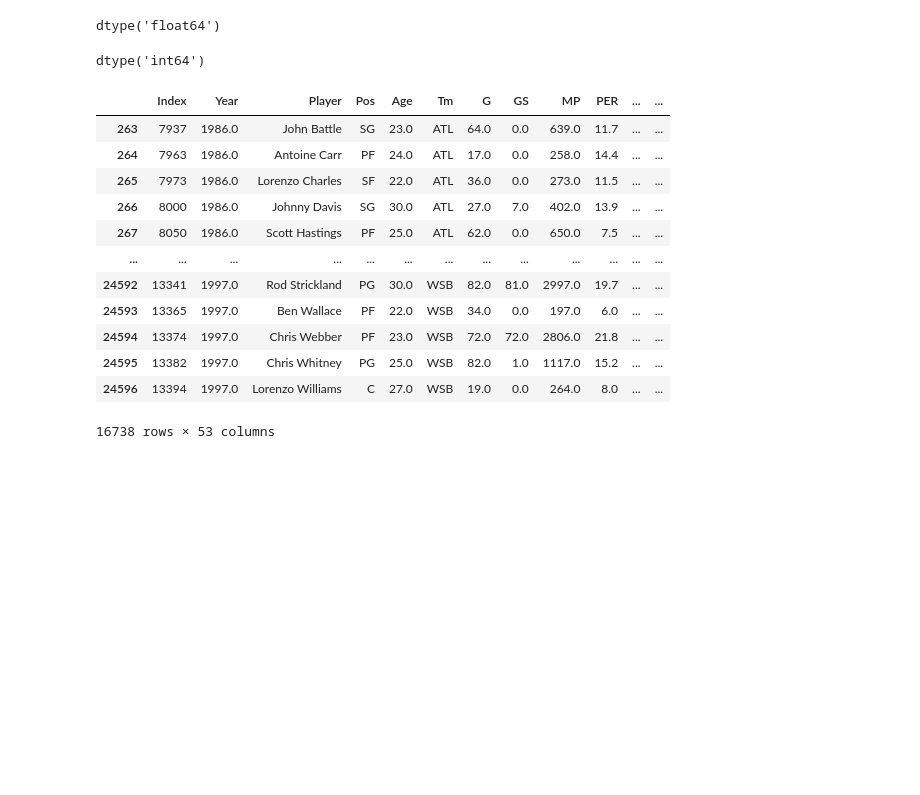
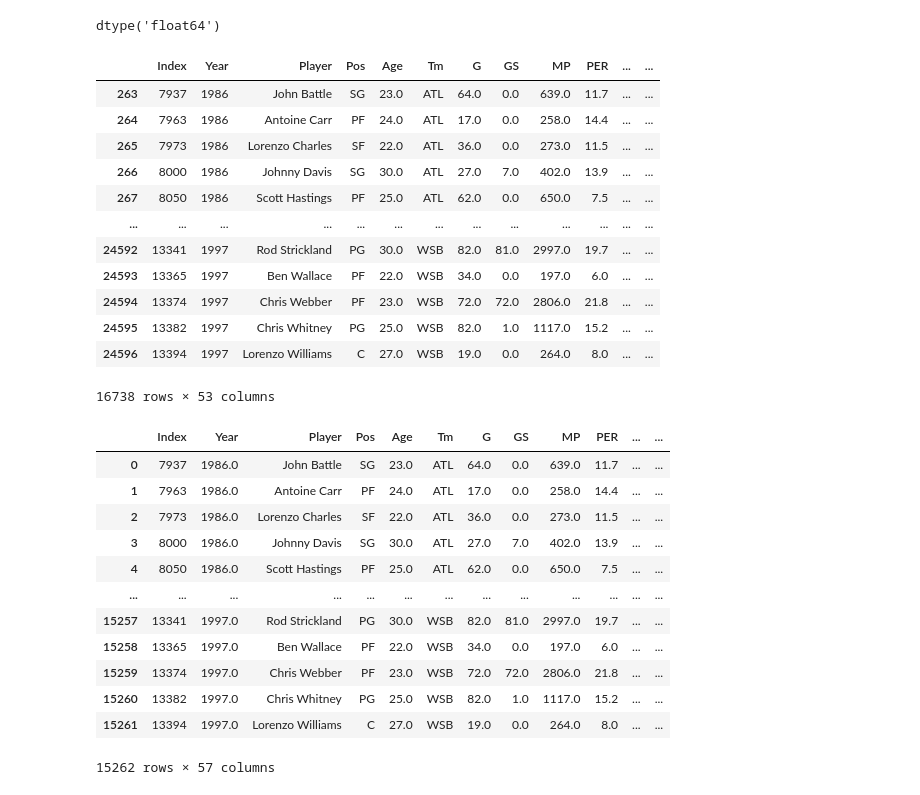
Before and after one commit to Kate-Yayla/Project1-Historical-NBA-Analysis, a Jupyter notebook: NBA Analysis.ipynb, the cells around one changed output. Saved outputs shown, nothing was run; the diff lists cells and outputs as text; code cells hidden in the pictures; blank space fills up the shorter version.

```diff
--- a/NBA Analysis.ipynb
+++ b/NBA Analysis.ipynb
@@ -6,3 +6,4 @@ import matplotlib as plt
 # import the dataset
 team_Data = pd.read_csv("Resources/teamData.csv")
 player_Data = pd.read_csv("Resources/playerData.csv")
+cross_ref = pd.read_csv("Resources/crossReference.csv")
@@ -18,0 +44,3 @@ team_Data.head()
+# %%
+combined_team_data = pd.merge(team_Data, cross_ref, on="Team")
+combined_team_data
@@ -18,0 +61,3 @@ team_Data.head()
+# %%
+combined_team_data = combined_team_data.loc[(combined_team_data["Year"] >= 1986) & (combined_team_data["Year"]< 2018)]
+combined_team_data
@@ -32,25 +111,39 @@ player_Data.head()
 player_Data["Year"].dtypes
 # %% [output]
 dtype('float64')
-# %%
-team_Data["Year"].dtypes
-# %% [output]
-dtype('int64')
 # %%
 # Taking player Dataframe from 1986 till 2017
 player_Data = player_Data.loc[(player_Data["Year"] >= 1986.0) & (player_Data["Year"]< 2018.0)]
+player_Data["Year"] = player_Data["Year"].astype(int)
 player_Data
 # %% [output]
 |  | Index | Year | Player | Pos | Age | Tm | G | GS | MP | PER | ... | ... |
-| 263 | 7937 | 1986.0 | John Battle | SG | 23.0 | ATL | 64.0 | 0.0 | 639.0 | 11.7 | ... | ... |
-| 264 | 7963 | 1986.0 | Antoine Carr | PF | 24.0 | ATL | 17.0 | 0.0 | 258.0 | 14.4 | ... | ... |
-| 265 | 7973 | 1986.0 | Lorenzo Charles | SF | 22.0 | ATL | 36.0 | 0.0 | 273.0 | 11.5 | ... | ... |
-| 266 | 8000 | 1986.0 | Johnny Davis | SG | 30.0 | ATL | 27.0 | 7.0 | 402.0 | 13.9 | ... | ... |
-| 267 | 8050 | 1986.0 | Scott Hastings | PF | 25.0 | ATL | 62.0 | 0.0 | 650.0 | 7.5 | ... | ... |
+| 263 | 7937 | 1986 | John Battle | SG | 23.0 | ATL | 64.0 | 0.0 | 639.0 | 11.7 | ... | ... |
+| 264 | 7963 | 1986 | Antoine Carr | PF | 24.0 | ATL | 17.0 | 0.0 | 258.0 | 14.4 | ... | ... |
+| 265 | 7973 | 1986 | Lorenzo Charles | SF | 22.0 | ATL | 36.0 | 0.0 | 273.0 | 11.5 | ... | ... |
+| 266 | 8000 | 1986 | Johnny Davis | SG | 30.0 | ATL | 27.0 | 7.0 | 402.0 | 13.9 | ... | ... |
+| 267 | 8050 | 1986 | Scott Hastings | PF | 25.0 | ATL | 62.0 | 0.0 | 650.0 | 7.5 | ... | ... |
 | ... | ... | ... | ... | ... | ... | ... | ... | ... | ... | ... | ... | ... |
-| 24592 | 13341 | 1997.0 | Rod Strickland | PG | 30.0 | WSB | 82.0 | 81.0 | 2997.0 | 19.7 | ... | ... |
-| 24593 | 13365 | 1997.0 | Ben Wallace | PF | 22.0 | WSB | 34.0 | 0.0 | 197.0 | 6.0 | ... | ... |
-| 24594 | 13374 | 1997.0 | Chris Webber | PF | 23.0 | WSB | 72.0 | 72.0 | 2806.0 | 21.8 | ... | ... |
-| 24595 | 13382 | 1997.0 | Chris Whitney | PG | 25.0 | WSB | 82.0 | 1.0 | 1117.0 | 15.2 | ... | ... |
-| 24596 | 13394 | 1997.0 | Lorenzo Williams | C | 27.0 | WSB | 19.0 | 0.0 | 264.0 | 8.0 | ... | ... |
+| 24592 | 13341 | 1997 | Rod Strickland | PG | 30.0 | WSB | 82.0 | 81.0 | 2997.0 | 19.7 | ... | ... |
+| 24593 | 13365 | 1997 | Ben Wallace | PF | 22.0 | WSB | 34.0 | 0.0 | 197.0 | 6.0 | ... | ... |
+| 24594 | 13374 | 1997 | Chris Webber | PF | 23.0 | WSB | 72.0 | 72.0 | 2806.0 | 21.8 | ... | ... |
+| 24595 | 13382 | 1997 | Chris Whitney | PG | 25.0 | WSB | 82.0 | 1.0 | 1117.0 | 15.2 | ... | ... |
+| 24596 | 13394 | 1997 | Lorenzo Williams | C | 27.0 | WSB | 19.0 | 0.0 | 264.0 | 8.0 | ... | ... |
 16738 rows × 53 columns
+# %%
+complete_nba_data = pd.merge(player_Data, combined_team_data, left_on=["Tm","Year"], right_on=["TM","Year"])
+complete_nba_data
+# %% [output]
+|  | Index | Year | Player | Pos | Age | Tm | G | GS | MP | PER | ... | ... |
+| 0 | 7937 | 1986.0 | John Battle | SG | 23.0 | ATL | 64.0 | 0.0 | 639.0 | 11.7 | ... | ... |
+| 1 | 7963 | 1986.0 | Antoine Carr | PF | 24.0 | ATL | 17.0 | 0.0 | 258.0 | 14.4 | ... | ... |
+| 2 | 7973 | 1986.0 | Lorenzo Charles | SF | 22.0 | ATL | 36.0 | 0.0 | 273.0 | 11.5 | ... | ... |
+| 3 | 8000 | 1986.0 | Johnny Davis | SG | 30.0 | ATL | 27.0 | 7.0 | 402.0 | 13.9 | ... | ... |
+| 4 | 8050 | 1986.0 | Scott Hastings | PF | 25.0 | ATL | 62.0 | 0.0 | 650.0 | 7.5 | ... | ... |
+| ... | ... | ... | ... | ... | ... | ... | ... | ... | ... | ... | ... | ... |
+| 15257 | 13341 | 1997.0 | Rod Strickland | PG | 30.0 | WSB | 82.0 | 81.0 | 2997.0 | 19.7 | ... | ... |
+| 15258 | 13365 | 1997.0 | Ben Wallace | PF | 22.0 | WSB | 34.0 | 0.0 | 197.0 | 6.0 | ... | ... |
+| 15259 | 13374 | 1997.0 | Chris Webber | PF | 23.0 | WSB | 72.0 | 72.0 | 2806.0 | 21.8 | ... | ... |
+| 15260 | 13382 | 1997.0 | Chris Whitney | PG | 25.0 | WSB | 82.0 | 1.0 | 1117.0 | 15.2 | ... | ... |
+| 15261 | 13394 | 1997.0 | Lorenzo Williams | C | 27.0 | WSB | 19.0 | 0.0 | 264.0 | 8.0 | ... | ... |
+15262 rows × 57 columns
```
Also changed, not shown: parts of 5 cells of this notebook.
